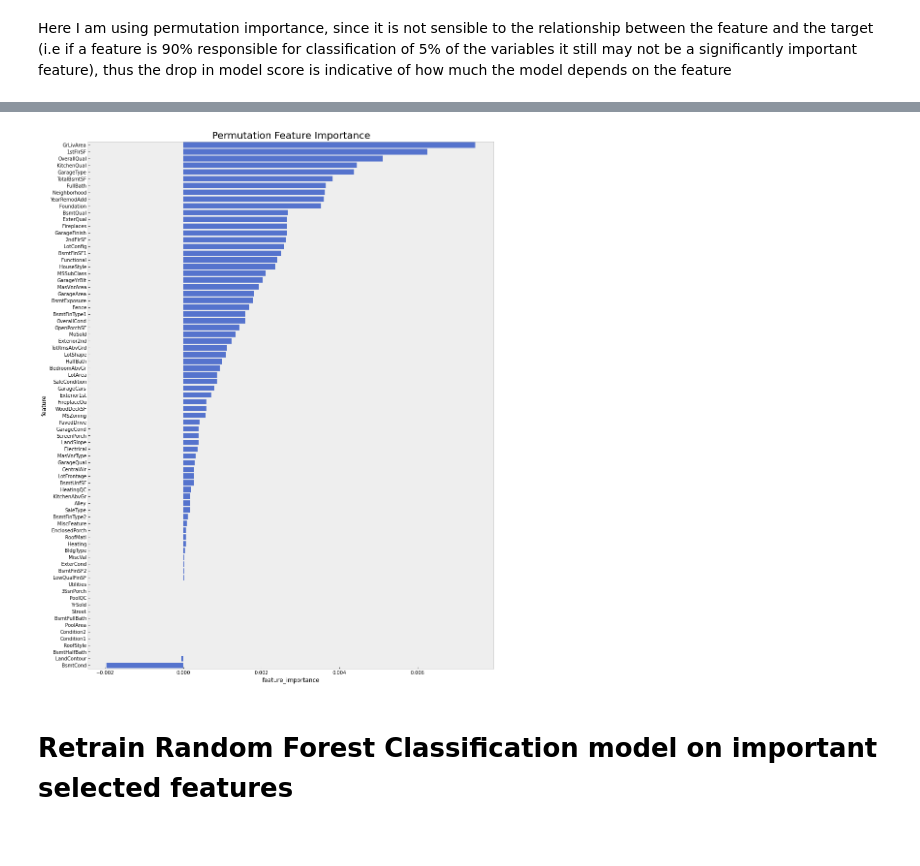
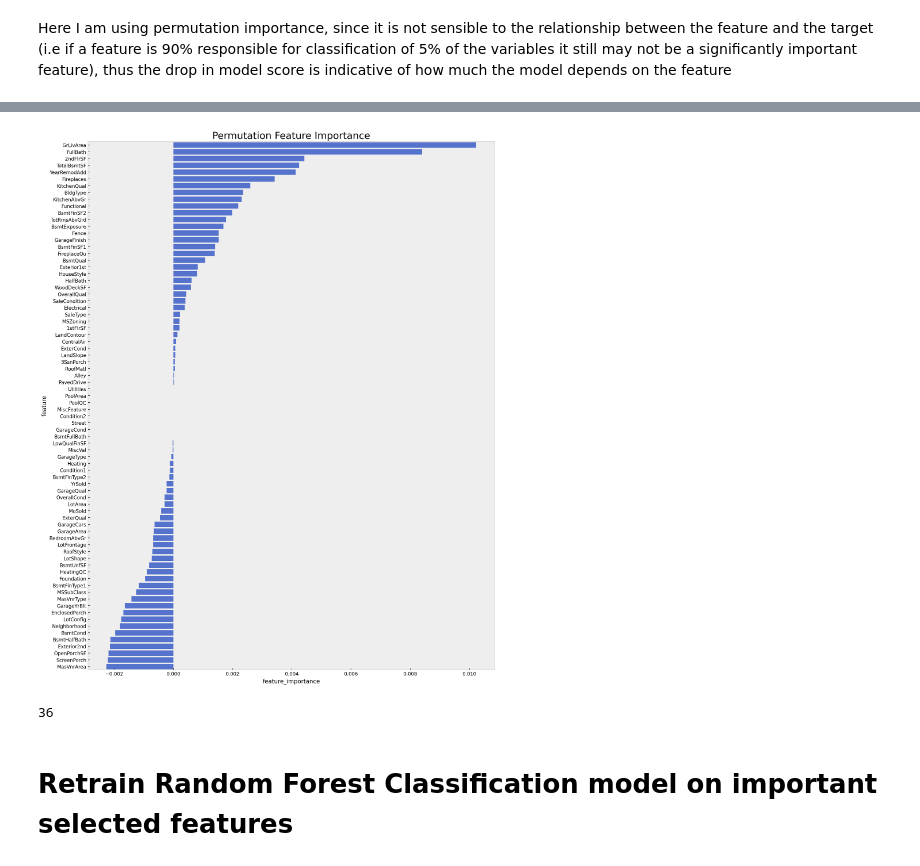
Before and after one commit to traceymai/housing, a Jupyter notebook: housing.ipynb, the cells around one changed output, grey strips where cells are left out. Cells and saved outputs as stored; diff of their text form; code cells hidden in the pictures.

```diff
--- a/housing.ipynb
+++ b/housing.ipynb
@@ -286,0 +264,2 @@ X.head()
+# %%
+Y_test = Y_test.values.ravel()
@@ -286,0 +268,6 @@ X.head()
+# %%
+train_median = np.median(Y_train)
+test_median = np.median(Y_test)
+# %%
+Y_train = [1 if y > train_median else 0 for y in Y_train]
+Y_test = [1 if y > test_median else 0 for y in Y_test]
@@ -413,5 +424,12 @@ importance = results.importances_mean
 # %%
 from libraries.helpers import imp_df, var_imp_plot
+# %%
+def imp_df(column_names, importances):
+    df = pd.DataFrame({'feature': column_names,
+                       'feature_importance': importances}) \
+           .sort_values('feature_importance', ascending = False) \
+           .reset_index(drop = True)
+    return df
 # %%
 imp_df = imp_df(X.columns, importance)
 # %%
@@ -426,13 +444,17 @@ imp_df.head()
 # %%
-plt.figure(figsize=(15, 20))
+plt.figure(figsize=(15, 20), dpi=200)
 var_imp_plot(imp_df, "Permutation Feature Importance")
 plt.show()
 # %% [output]
-[figure, old version]
+[figure, new version]
 # %%
 selected_features_id = [index for index, importance in enumerate(importance) if importance > 0]
 # %%
 selected_cols = [X.columns[ind] for ind in selected_features_id]
+# %%
+len(selected_cols)
+# %% [output]
+36
 # %% [markdown]
 # Retrain Random Forest Classification model on important selected features
 # %% [markdown]
```
Also changed, not shown: parts of 54 cells of this notebook, 3 other files.
